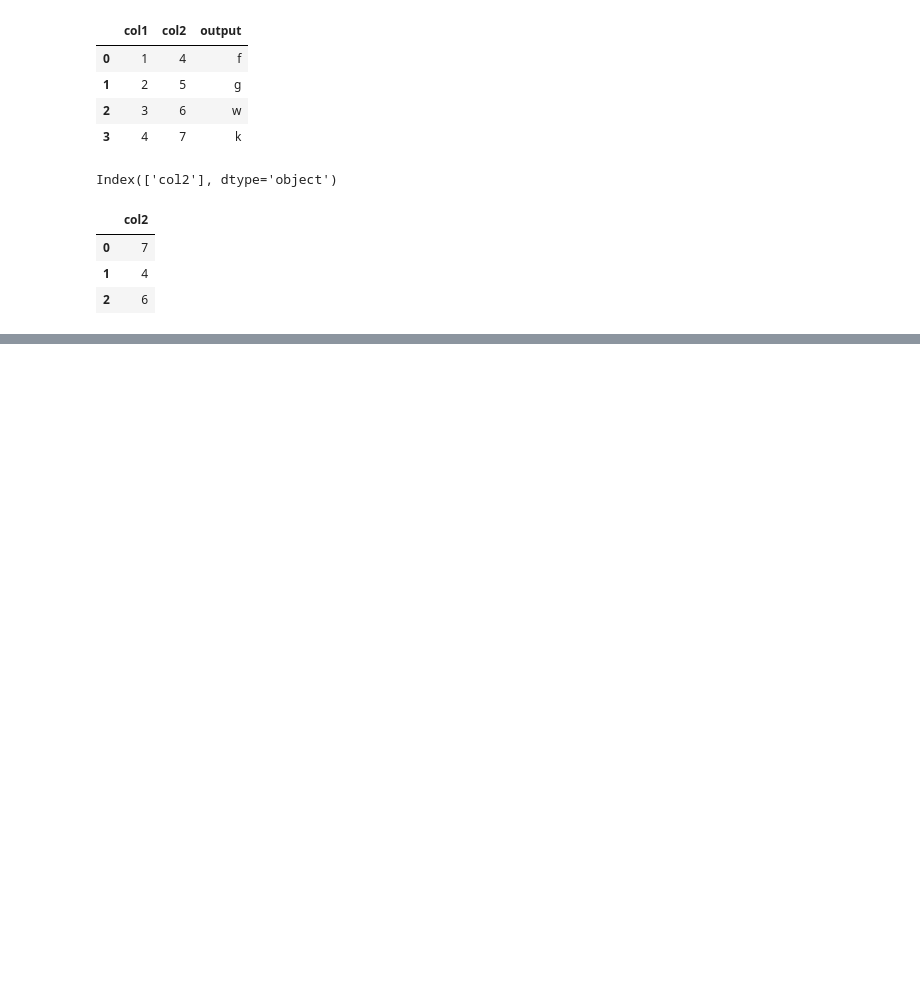
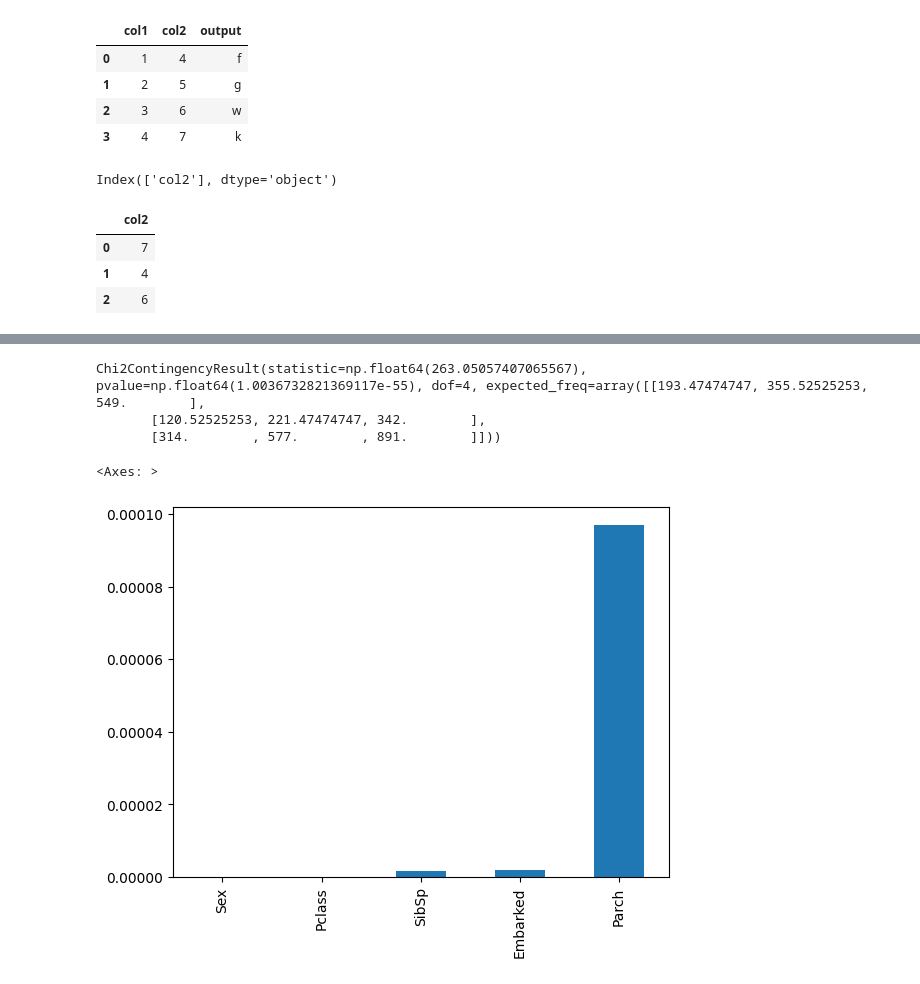
Before and after one commit to Malaika944/feature_engineering, a Jupyter notebook: Feature_Selection_exercise1.ipynb, the cells around one changed output, grey strips where cells are left out. Cells and saved outputs as stored; diff of their text form; code cells hidden in the pictures; blank space fills up the shorter version.

Commit message:
add chi_square test

```diff
--- a/Feature_Selection_exercise1.ipynb
+++ b/Feature_Selection_exercise1.ipynb
@@ -243,3 +243,8 @@ x_train
 | 0 | 7 |
 | 1 | 4 |
 | 2 | 6 |
+# %%
+#Chi-square test
+import pandas as pd
+df = pd.read_csv('/content/Titanic-Dataset.csv')[['Pclass','Sex','SibSp','Parch','Embarked','Survived']]
+df
@@ -245,0 +265,3 @@ x_train
+# %%
+ct = pd.crosstab(df['Survived'],df['Sex'],margins=True)
+ct
@@ -245,0 +274,20 @@ x_train
+# %%
+#It will give you expected value, p value(from chi_square),chi square value
+from scipy.stats import chi2_contingency
+chi2_contingency(ct)
+# %% [output]
+Chi2ContingencyResult(statistic=np.float64(263.05057407065567), pvalue=np.float64(1.0036732821369117e-55), dof=4, expected_freq=array([[193.47474747, 355.52525253, 549.        ],
+       [120.52525253, 221.47474747, 342.        ],
+       [314.        , 577.        , 891.        ]]))
+# %%
+score = []
+for feature in df.columns[:-1]:
+  ct = pd.crosstab(df['Survived'],df[feature])
+
+  p_value = chi2_contingency(ct)[1]
+  score.append(p_value)
+# %%
+pd.Series(score,index=df.columns[:-1]).sort_values(ascending=True).plot(kind='bar')
+# %% [output]
+<Axes: >
+[figure, added]
```
Also changed, not shown: parts of 2 cells of this notebook.
